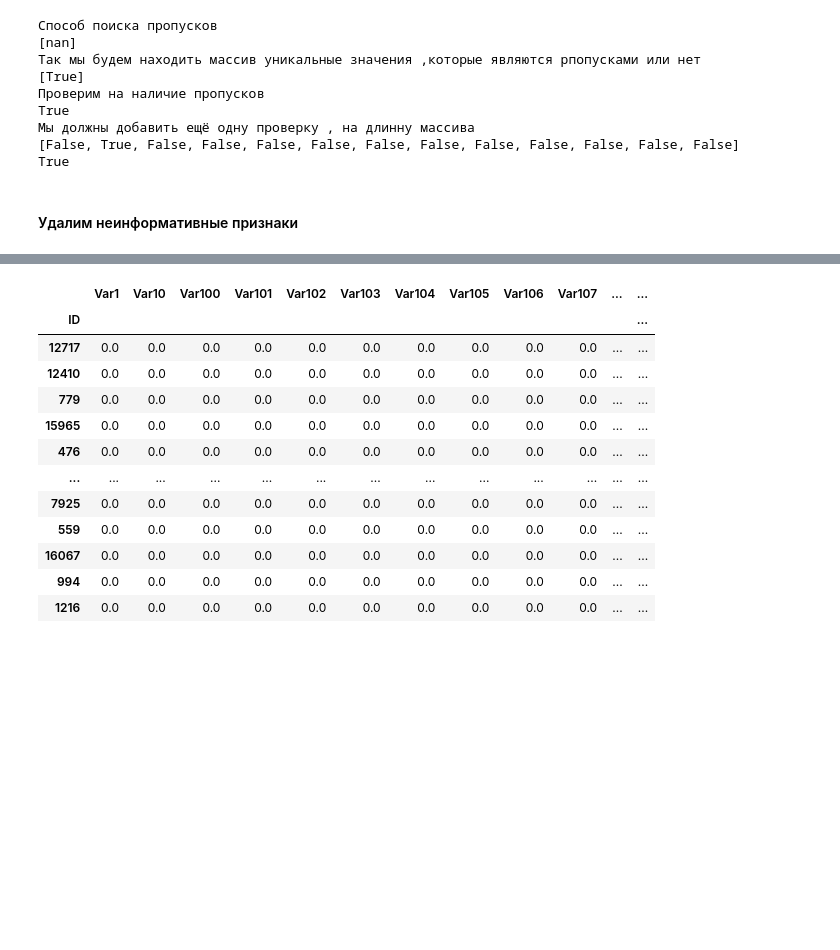
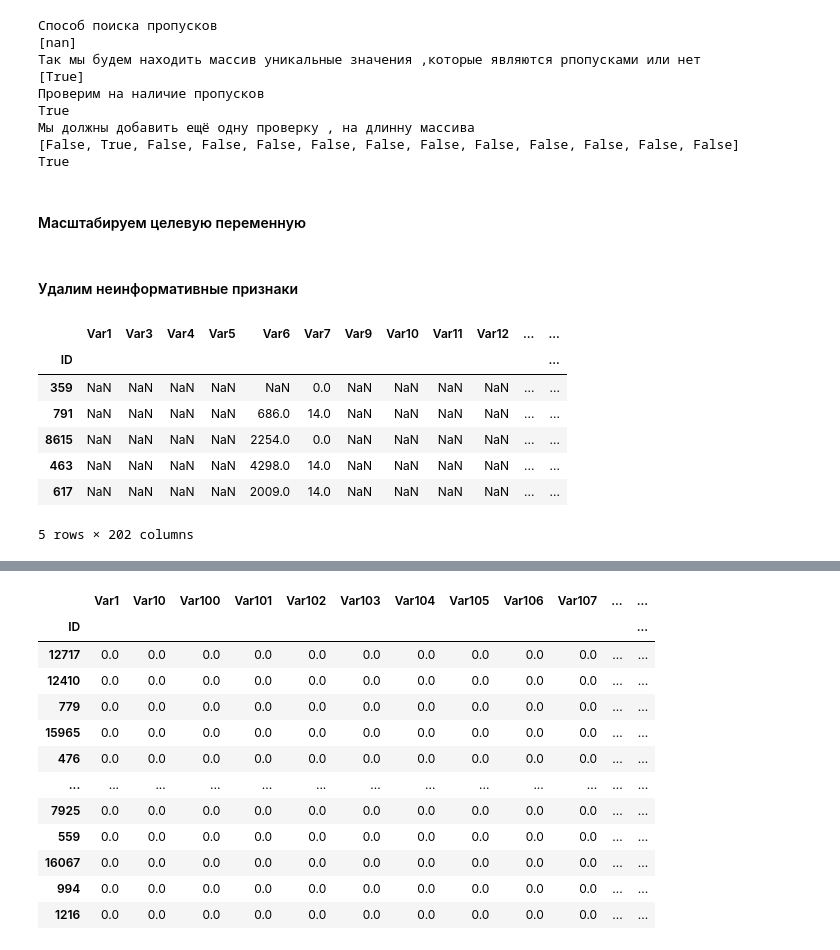
Before and after one commit to Lisstrange/churn_project, a Jupyter notebook: Basic Decision.ipynb, the cells around one changed output, grey strips where cells are left out. Cells and saved outputs as stored; diff of their text form; code cells hidden in the pictures; blank space fills up the shorter version.

```diff
--- a/Basic Decision.ipynb
+++ b/Basic Decision.ipynb
@@ -106,3 +106,5 @@ True
 Мы должны добавить ещё одну проверку , на длинну массива
 [False, True, False, False, False, False, False, False, False, False, False, False, False]
 True
+# %% [markdown]
+#### Масштабируем целевую переменную
@@ -109,33 +124,25 @@ True
 # %% [markdown]
 #### Удалим неинформативные признаки
-# %%
-def undersampling(data, labels,col_to_label):
-
-    data['Labels']=labels
-    dataChurn = data[data['Labels'] == 1]
-
-    dataNoChurn = data[data['Labels'] == -1]
-
-    countFirst = len(dataChurn)
-    dataChurn = dataChurn.append(dataNoChurn.iloc[:countFirst,:])
-    dataChurn = shuffle(dataChurn)
-    return dataChurn.iloc[:,:col_to_label], dataChurn.iloc[:,col_to_label:]
-train_data , train_labels = undersampling(train_data, train_labels, 230)
-
-# def dropUninformative(data):
-#     df=data.copy()
-#     imputer = SimpleImputer(missing_values=np.nan, strategy='most_frequent')
-#     df.loc[:,:] = imputer.fit_transform(df.loc[:,:])
-#     return data[df.loc[:,  (df != df.iloc[0]).any()].columns]
-
-def dropUninformative(data):
-    data=data.copy()
-    df = pd.DataFrame([])
-    for i in range(data.shape[1]):
-        if len(data.iloc[:,i].unique())>1:
-            df["Var"+str(i+1)] = data.iloc[:,i]
-    return df
-
-
-train_data=dropUninformative(train_data)
-test_data=test_data[train_data.columns]
+# %%
+def dropUninformative(data):
+    df=data.copy()
+    df.dropna(axis='columns',how='all', inplace=True)
+
+    imputer = SimpleImputer(missing_values=np.nan, strategy='most_frequent')
+
+    df[df.columns] = imputer.fit_transform(df[df.columns])
+    inf_cols=df.loc[:,  (df != df.iloc[0]).any()].columns
+    return data[inf_cols]
+
+train_data=dropUninformative(train_data)
+test_data=test_data[train_data.columns]
+train_data.head()
+# %% [output]
+|  | Var1 | Var3 | Var4 | Var5 | Var6 | Var7 | Var9 | Var10 | Var11 | Var12 | ... | ... |
+| ID |  |  |  |  |  |  |  |  |  |  |  | ... |
+| 359 | NaN | NaN | NaN | NaN | NaN | 0.0 | NaN | NaN | NaN | NaN | ... | ... |
+| 791 | NaN | NaN | NaN | NaN | 686.0 | 14.0 | NaN | NaN | NaN | NaN | ... | ... |
+| 8615 | NaN | NaN | NaN | NaN | 2254.0 | 0.0 | NaN | NaN | NaN | NaN | ... | ... |
+| 463 | NaN | NaN | NaN | NaN | 4298.0 | 14.0 | NaN | NaN | NaN | NaN | ... | ... |
+| 617 | NaN | NaN | NaN | NaN | 2009.0 | 14.0 | NaN | NaN | NaN | NaN | ... | ... |
+5 rows × 202 columns
```
Also changed, not shown: parts of 16 cells of this notebook.
